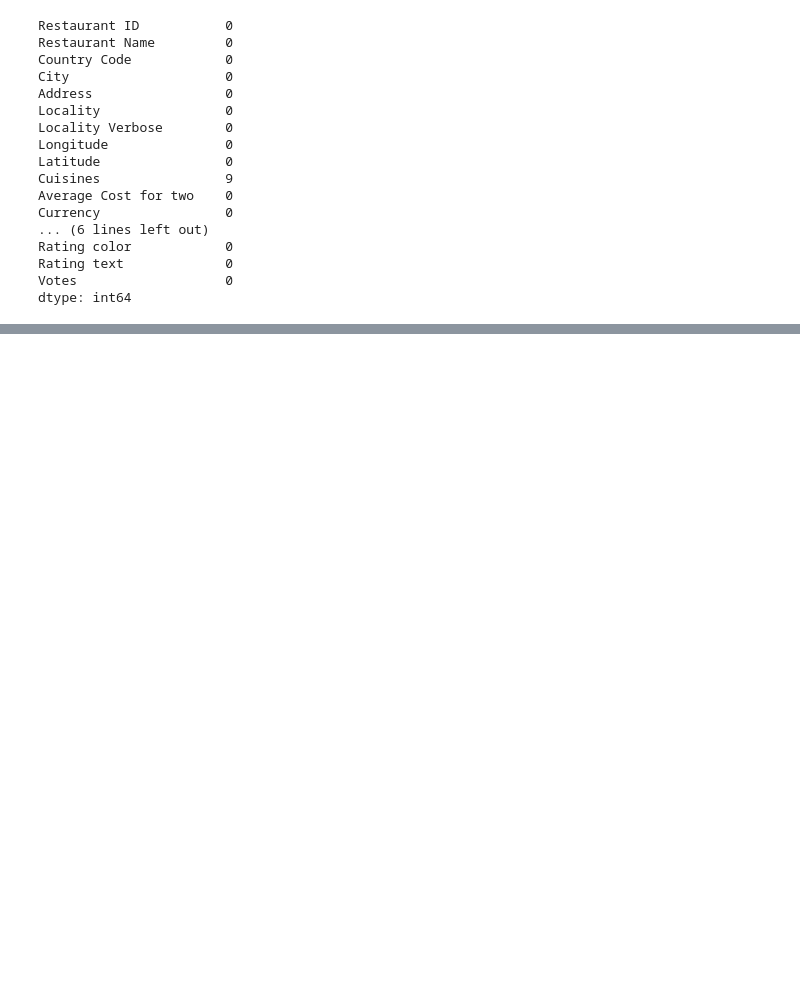
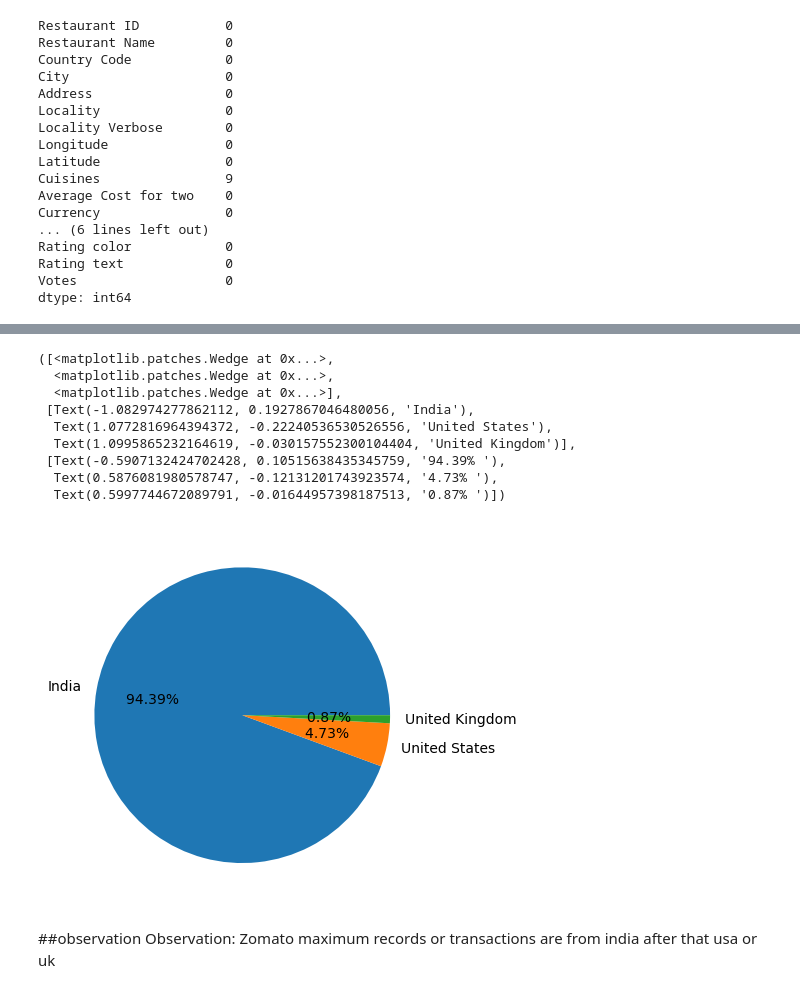
Before and after one commit to Aditi16-ctrl/Learning-Python, a Jupyter notebook: EDA-Feature Engineering.ipynb, the cells around one changed output, grey strips where cells are left out. Cells and saved outputs as stored; diff of their text form; code cells hidden in the pictures; blank space fills up the shorter version.

```diff
--- a/EDA-Feature Engineering.ipynb
+++ b/EDA-Feature Engineering.ipynb
@@ -139,0 +202,19 @@ dtype: int64
+# %%
+##piechar top 3 countries
+plt.pie(country_val[:3],  labels=country_names[:3],autopct='%1.2f%% ')
+# %% [output]
+([<matplotlib.patches.Wedge at 0x...>,
+  <matplotlib.patches.Wedge at 0x...>,
+  <matplotlib.patches.Wedge at 0x...>],
+ [Text(-1.082974277862112, 0.1927867046480056, 'India'),
+  Text(1.0772816964394372, -0.22240536530526556, 'United States'),
+  Text(1.0995865232164619, -0.030157552300104404, 'United Kingdom')],
+ [Text(-0.5907132424702428, 0.10515638435345759, '94.39% '),
+  Text(0.5876081980578747, -0.12131201743923574, '4.73% '),
+  Text(0.5997744672089791, -0.01644957398187513, '0.87% ')])
+[figure, added]
+# %% [markdown]
+##observation
+Observation:
+Zomato maximum records or transactions are from india
+after that usa  or  uk
```
Also changed, not shown: parts of 38 cells of this notebook.
